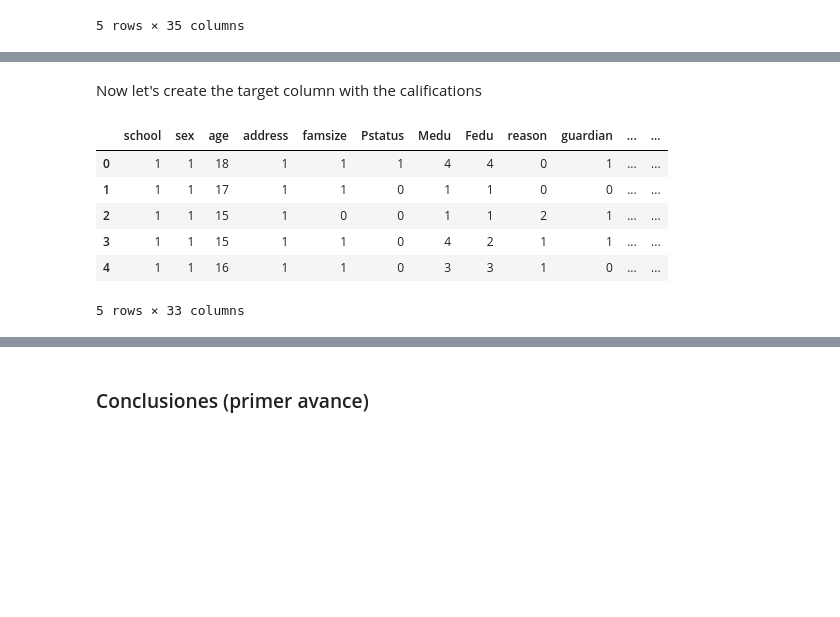
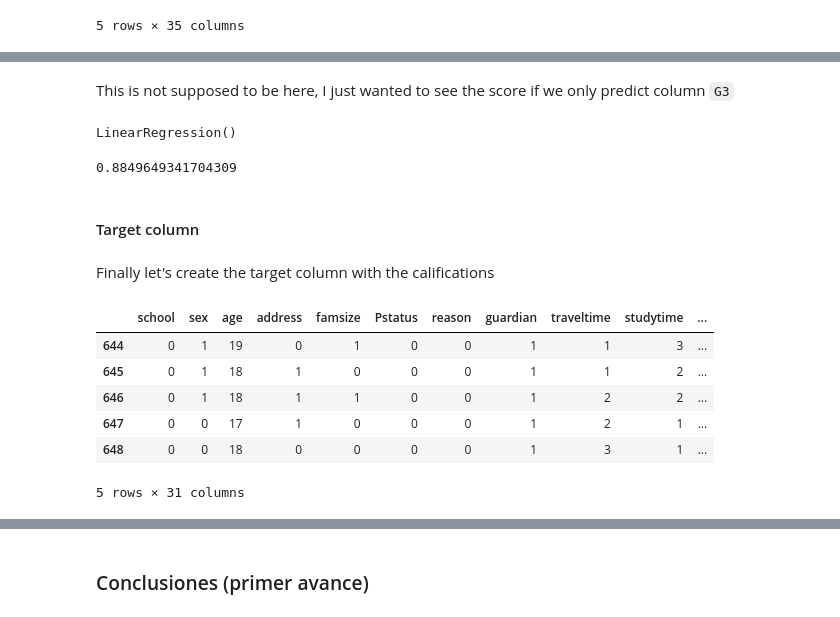
Before and after one commit to RafaelTakata0105/proyect-data-analysis, a Jupyter notebook: notebooks/proyect.ipynb, the cells around one changed output, grey strips where cells are left out. Drawn from its saved outputs; the diff is of its cells as text; code cells hidden in the pictures; blank space fills up the shorter version.

```diff
--- a/notebooks/proyect.ipynb
+++ b/notebooks/proyect.ipynb
@@ -198,8 +213,7 @@ Now let's make our lives easier and use the label encoder of scikit
 labelencoder = LabelEncoder()
 porclass_df['reason'] = labelencoder.fit_transform(porclass_df['reason'])
 # %%
-labelencoder2 = LabelEncoder()
-porclass_df['guardian'] = labelencoder2.fit_transform(porclass_df['guardian'])
+porclass_df['guardian'] = labelencoder.fit_transform(porclass_df['guardian'])
 porclass_df.head()
 # %% [output]
 |  | school | sex | age | address | famsize | Pstatus | Medu | Fedu | reason | guardian | ... | ... |
@@ -211,0 +230,4 @@ porclass_df.head()
+# %%
+porclass_df['Pedu'] = porclass_df['Fedu'] + porclass_df['Medu']
+porclass_df = porclass_df.drop(columns= ['Fedu', 'Medu'], axis = 'columns')
+porclass_df.head()
@@ -211,0 +244,4 @@ porclass_df.head()
+# %%
+porclass_df['alcohol'] = porclass_df['Dalc'] + porclass_df['Walc']
+porclass_df = porclass_df.drop(columns= ['Dalc', 'Walc'], axis = 'columns')
+porclass_df.head()
@@ -211,0 +256,2 @@ porclass_df.head()
+# %% [markdown]
+This is not supposed to be here, I just wanted to see the score if we only predict column `G3`
@@ -212,14 +261,26 @@ porclass_df.head()
+# %%
+x_train, x_test, y_train, y_test = train_test_split(X, y, test_size= 0.2, random_state= 3)
+ln = LinearRegression()
+ln.fit(x_train, y_train)
+# %% [output]
+LinearRegression()
+# %%
+ln.score(x_test, y_test)
+# %% [output]
+0.8849649341704309
+# %% [markdown]
+#### Target column
 # %% [markdown]
-Now let's create the target column with the califications
+Finally let's create the target column with the califications
 # %%
 porclass_df['Grade'] = porclass_df['G1'] + porclass_df['G2'] + porclass_df['G3']
 porclass_df = porclass_df.drop(columns=['G1', 'G2', 'G3'], axis = 'columns')
-porclass_df.head() #Now we have a grade from 0 to 60
+porclass_df.tail() #Now we have a grade from 0 to 60
 # %% [output]
-|  | school | sex | age | address | famsize | Pstatus | Medu | Fedu | reason | guardian | ... | ... |
-| 0 | 1 | 1 | 18 | 1 | 1 | 1 | 4 | 4 | 0 | 1 | ... | ... |
-| 1 | 1 | 1 | 17 | 1 | 1 | 0 | 1 | 1 | 0 | 0 | ... | ... |
-| 2 | 1 | 1 | 15 | 1 | 0 | 0 | 1 | 1 | 2 | 1 | ... | ... |
-| 3 | 1 | 1 | 15 | 1 | 1 | 0 | 4 | 2 | 1 | 1 | ... | ... |
-| 4 | 1 | 1 | 16 | 1 | 1 | 0 | 3 | 3 | 1 | 0 | ... | ... |
+|  | school | sex | age | address | famsize | Pstatus | reason | guardian | traveltime | studytime | ... |
+| 644 | 0 | 1 | 19 | 0 | 1 | 0 | 0 | 1 | 1 | 3 | ... |
+| 645 | 0 | 1 | 18 | 1 | 0 | 0 | 0 | 1 | 1 | 2 | ... |
+| 646 | 0 | 1 | 18 | 1 | 1 | 0 | 0 | 1 | 2 | 2 | ... |
+| 647 | 0 | 0 | 17 | 1 | 0 | 0 | 0 | 1 | 2 | 1 | ... |
+| 648 | 0 | 0 | 18 | 0 | 0 | 0 | 0 | 1 | 3 | 1 | ... |
-5 rows × 33 columns
+5 rows × 31 columns
```
Also changed, not shown: parts of 38 cells of this notebook.
